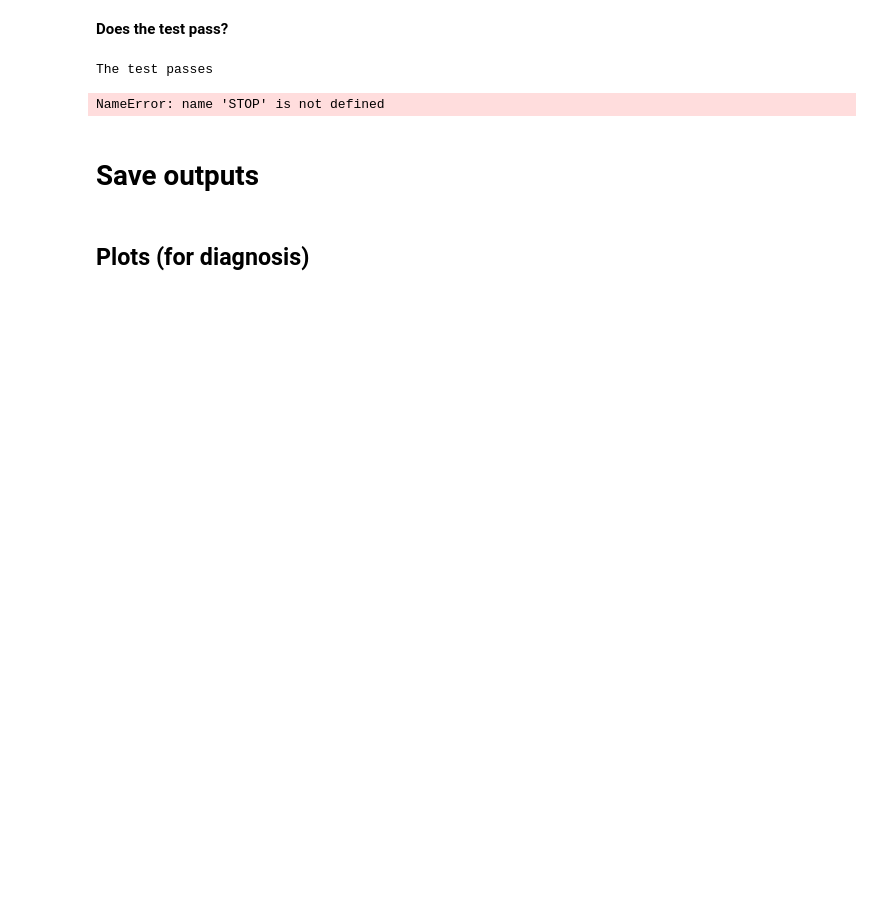
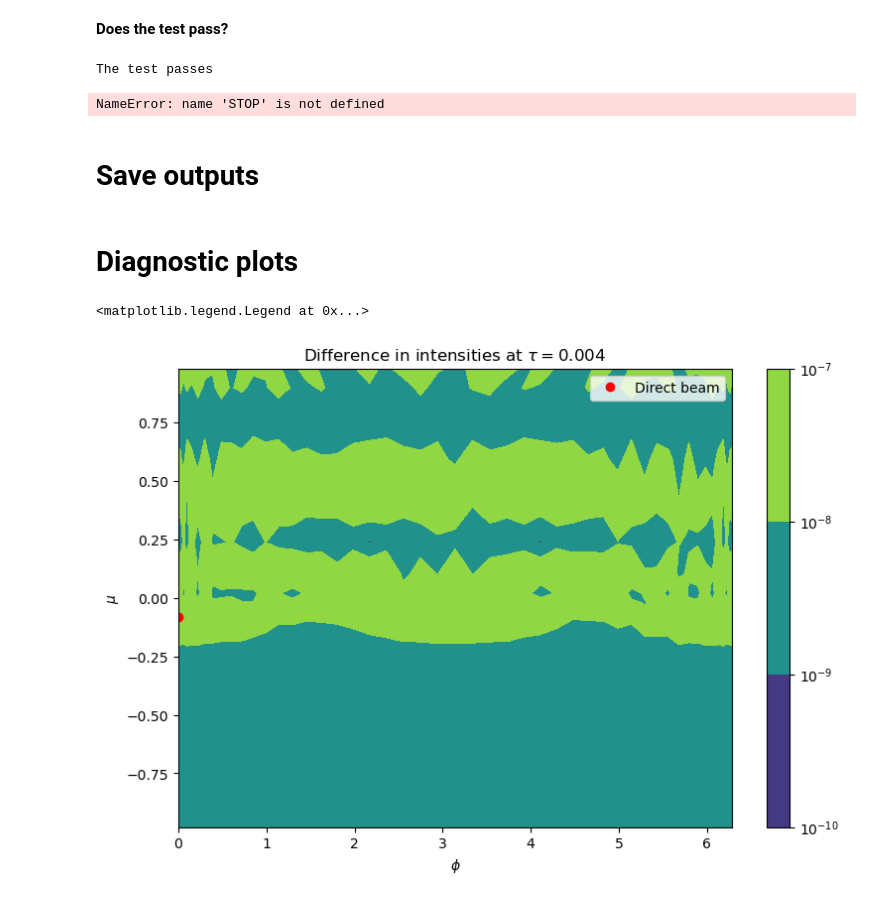
Before and after one commit to LDEO-CREW/Pythonic-DISORT, a Jupyter notebook: pydisotest/2b_test.ipynb, the cells around one changed output. Drawn from its saved outputs; the diff is of its cells as text; code cells hidden in the pictures; blank space fills up the shorter version.

Commit message:
Changed tests, ready for v0.1.0 release

```diff
--- a/pydisotest/2b_test.ipynb
+++ b/pydisotest/2b_test.ipynb
@@ -50,12 +51,17 @@ mu_arr, flux_up, flux_down, u = PythonicDISORT.pydisort(
 reorder_mu = np.argsort(mu_arr)
 mu_arr_RO = mu_arr[reorder_mu]
 
-# By default we do not compare intensities 1 degree around the direct beam
-# The size of the region can be changed using the parameter below
-mu_around_beam_to_not_compare = 0.1
+# By default we do not compare intensities 10 degree around the direct beam
+deg_around_beam_to_not_compare = 10  # This parameter changes the size of the region
+mu_to_compare = (
+    np.abs(np.arccos(np.abs(mu_arr_RO)) - np.arccos(mu0)) * 180 / pi
+    > deg_around_beam_to_not_compare
+)
+mu_test_arr_RO = mu_arr_RO[mu_to_compare]
 
-mu_to_compare = np.abs(np.abs(mu_arr_RO) - mu0) > mu_around_beam_to_not_compare
-mu_test_arr_RO = mu_arr_RO[mu_to_compare]
+#mu_around_beam_to_not_compare = 0.1
+#mu_to_compare = np.abs(np.abs(mu_arr_RO) - mu0) > mu_around_beam_to_not_compare
+#mu_test_arr_RO = mu_arr_RO[mu_to_compare]"""
 # %%
 # Number of phi grid points
 # This selection should ensure that the phi quadrature is at least as accurate as the mu quadrature
@@ -221,32 +227,20 @@ np.savez(
     rfldir=rfldir,
 )
 # %% [markdown]
-## Plots (for diagnosis)
+# Diagnostic plots
-# %%
-MU_ARR, PHI_ARR = np.meshgrid(phi_arr, mu_test_arr_RO)
 # %%
-#%matplotlib ipympl
-
-plot = np.log10(diff_ratio[:, max_ratio_tau_index, :])
+diff_plot = np.abs(uu - u(tau_test_arr, phi_arr)[reorder_mu])
+plot = diff_plot[:, max_diff_tau_index, :]
 
 fig = plt.figure(figsize=(9, 6))
-ax = plt.axes(projection="3d")
-ax.contourf(MU_ARR, PHI_ARR, plot, 200)
-ax.scatter(
-    phi0,
-    -mu0,
-    np.linspace(np.min(plot), np.max(plot), 200),
-    marker=".",
-    color="red",
-    label="direct beam at $\mu$ = "
-    + str(-mu0)
-    + ", $\phi$ = "
-    + str(np.around(phi0, 3)),
-)
-ax.set_xlabel(r"$\phi$")
-ax.set_ylabel(r"$\mu$")
-ax.set_zlabel("Log10 of difference ratios")
-ax.view_init(30, 140)
-plt.title(r"Log10 difference ratios of intensities at $\tau =$" + str(np.around(ratio_tau_pt, 3)))
+_contourf = plt.contourf(MU_ARR, PHI_ARR, plot, norm=mpl.colors.LogNorm())
+plt.plot(phi0, -mu0, "o", color="red", label="Direct beam")
+plt.xlabel(r"$\phi$")
+plt.ylabel(r"$\mu$")
+plt.colorbar(_contourf)
+plt.title(r"Difference in intensities at $\tau =$" + str(np.around(diff_tau_pt, 3)))
 plt.legend()
+# %% [output]
+<matplotlib.legend.Legend at 0x...>
+[figure, added]
 # %%
```
Also changed, not shown: parts of 4 cells of this notebook, 40 other files.
